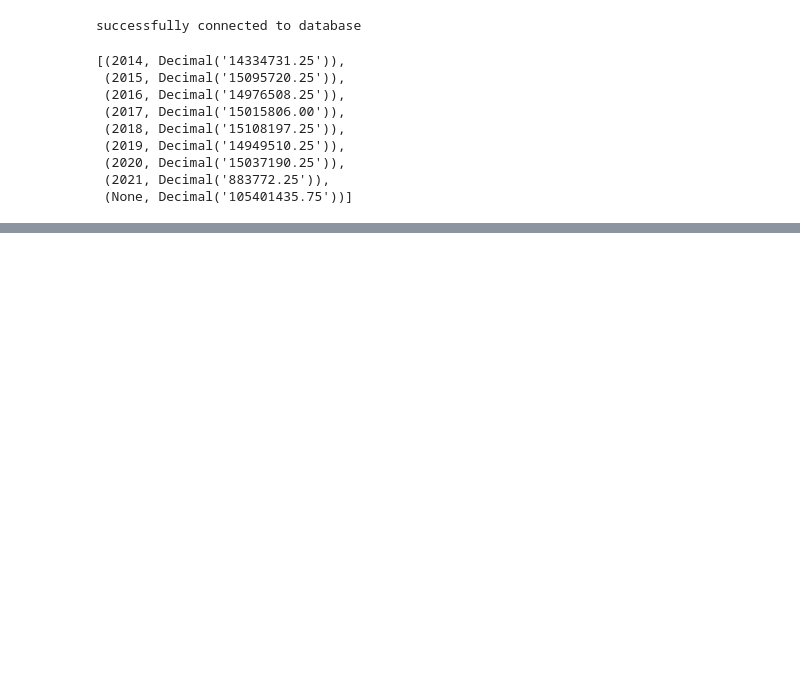
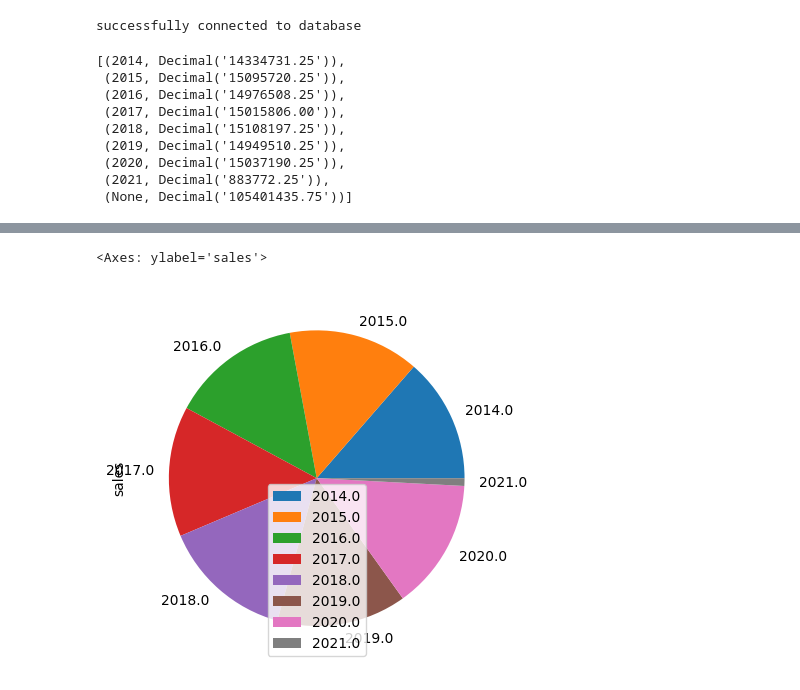
Before and after one commit to esrdlab-vinternship/HDA-Buet-vtraining-23, a Jupyter notebook: notebook/analytics/Olap.ipynb, the cells around one changed output, grey strips where cells are left out. Saved outputs shown, nothing was run; the diff lists cells and outputs as text; code cells hidden in the pictures; blank space fills up the shorter version.

```diff
--- a/notebook/analytics/Olap.ipynb
+++ b/notebook/analytics/Olap.ipynb
@@ -55,7 +53,7 @@ class PostgresConnection(object):
     def __init__(self):
         self.connection = psycopg2.connect(database="ecomdb",
                                            user = "postgres",
-                                           password = "admin",
+                                           password = "hai",
                                            host = "127.0.0.1",
                                            port = "5432")
 
@@ -182,3 +188,6 @@ records
  (2020, Decimal('15037190.25')),
  (2021, Decimal('883772.25')),
  (None, Decimal('105401435.75'))]
+# %%
+df_q1 = pd.DataFrame(records, columns=['year', 'sales'])
+df_q1
@@ -184,0 +205,4 @@ records
+# %%
+#we need to remove the total row
+df_q1 =df_q1.drop(8)
+df_q1
@@ -184,0 +237,5 @@ records
+# %%
+#This is not mandatory. But if we won't use then label 0 1 2 ... will show instead of divisoin name
+#So we need to set index as not 0, 1, 2 but division name
+df_q1=df_q1.set_index(['year'])
+df_q1
@@ -184,0 +253,5 @@ records
+# %%
+df_q1.plot.pie(y='sales')
+# %% [output]
+<Axes: ylabel='sales'>
+[figure, added]
```
Also changed, not shown: parts of 69 cells of this notebook, 55 other files.
